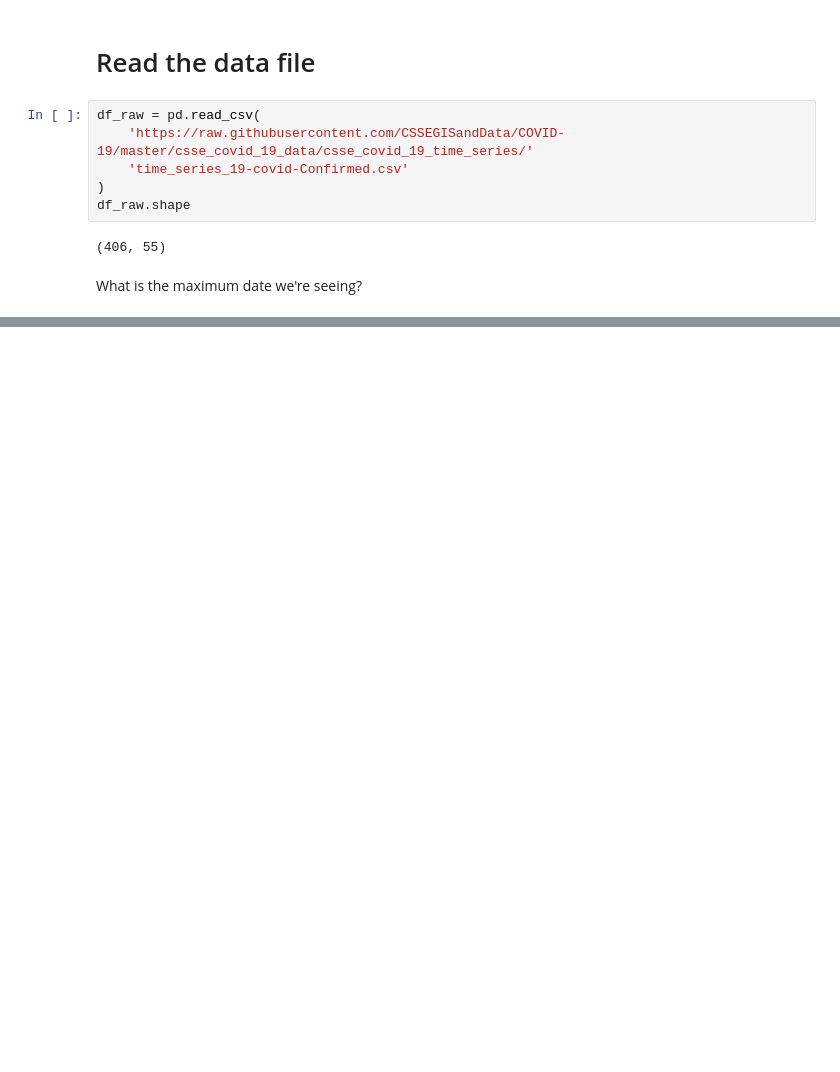
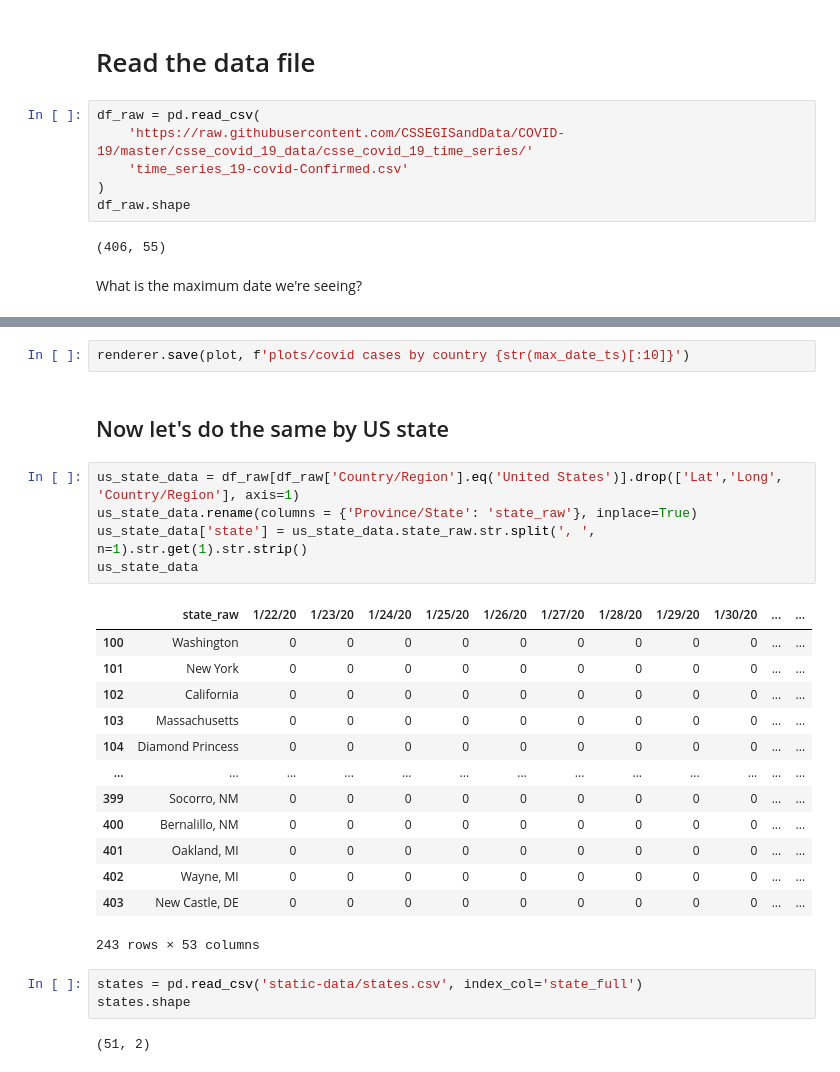
Before and after one commit to puetsch/corona-stats, a Jupyter notebook: corona-plots.ipynb, the cells around one changed output, grey strips where cells are left out. Drawn from its saved outputs; the diff is of its cells as text; blank space fills up the shorter version.

```diff
--- a/corona-plots.ipynb
+++ b/corona-plots.ipynb
@@ -214,0 +156,28 @@ ds = hv.Dataset(plot_data, kdims = ['dt','label'], vdims = 'confirmed_per_mn')
+# %%
+renderer.save(plot, f'plots/covid cases by country {str(max_date_ts)[:10]}')
+# %% [markdown]
+## Now let's do the same by US state
+# %%
+us_state_data = df_raw[df_raw['Country/Region'].eq('United States')].drop(['Lat','Long', 'Country/Region'], axis=1)
+us_state_data.rename(columns = {'Province/State': 'state_raw'}, inplace=True)
+us_state_data['state'] = us_state_data.state_raw.str.split(', ', n=1).str.get(1).str.strip()
+us_state_data
+# %% [output]
+|  | state_raw | 1/22/20 | 1/23/20 | 1/24/20 | 1/25/20 | 1/26/20 | 1/27/20 | 1/28/20 | 1/29/20 | 1/30/20 | ... | ... |
+| 100 | Washington | 0 | 0 | 0 | 0 | 0 | 0 | 0 | 0 | 0 | ... | ... |
+| 101 | New York | 0 | 0 | 0 | 0 | 0 | 0 | 0 | 0 | 0 | ... | ... |
+| 102 | California | 0 | 0 | 0 | 0 | 0 | 0 | 0 | 0 | 0 | ... | ... |
+| 103 | Massachusetts | 0 | 0 | 0 | 0 | 0 | 0 | 0 | 0 | 0 | ... | ... |
+| 104 | Diamond Princess | 0 | 0 | 0 | 0 | 0 | 0 | 0 | 0 | 0 | ... | ... |
+| ... | ... | ... | ... | ... | ... | ... | ... | ... | ... | ... | ... | ... |
+| 399 | Socorro, NM | 0 | 0 | 0 | 0 | 0 | 0 | 0 | 0 | 0 | ... | ... |
+| 400 | Bernalillo, NM | 0 | 0 | 0 | 0 | 0 | 0 | 0 | 0 | 0 | ... | ... |
+| 401 | Oakland, MI | 0 | 0 | 0 | 0 | 0 | 0 | 0 | 0 | 0 | ... | ... |
+| 402 | Wayne, MI | 0 | 0 | 0 | 0 | 0 | 0 | 0 | 0 | 0 | ... | ... |
+| 403 | New Castle, DE | 0 | 0 | 0 | 0 | 0 | 0 | 0 | 0 | 0 | ... | ... |
+243 rows × 53 columns
+# %%
+states = pd.read_csv('static-data/states.csv', index_col='state_full')
+states.shape
+# %% [output]
+(51, 2)
```
Also changed, not shown: parts of 54 cells of this notebook, 8 other files.
